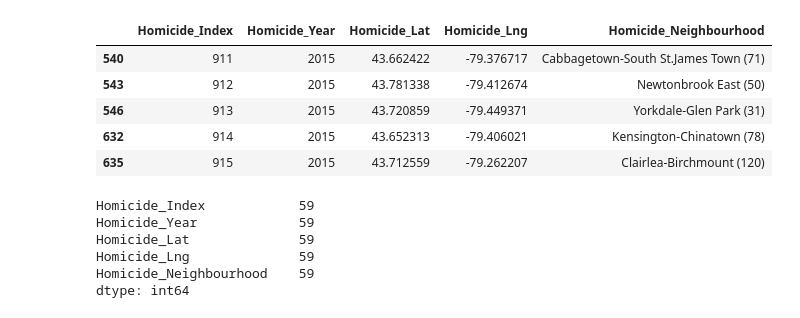
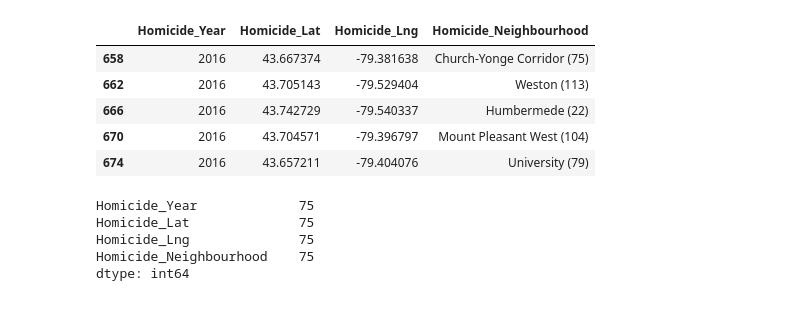
Before and after one commit to valltomm/Bootcamp_Project, a Jupyter notebook: Homicides.ipynb, the cells around one changed output. Cells and saved outputs as stored; diff of their text form; code cells hidden in the pictures.

Commit message:
Homicide visualization work March 8 - Winnie

```diff
--- a/Homicides.ipynb
+++ b/Homicides.ipynb
@@ -18,5 +18,5 @@ from config import gkey
 # %%
-homicide_path= "Homicide.csv"
+homicide_path= "raw_data/Homicide.csv"
 # %%
 homicide_rawdata = pd.read_csv(homicide_path)
 # %%
@@ -35,31 +48,30 @@ NameError: name 'homicide_data' is not defined
 # %%
 #select relevant columns
-homicide_data = homicide_rawdata.loc[:, ['Index_','Occurrence_year',"Lat","Long",'Neighbourhood']]
+homicide_data = homicide_rawdata.loc[:, ['Occurrence_year',"Lat","Long",'Neighbourhood']]
+
 #rename column names
-homicide_data .rename(columns={'Index_':'Homicide_Index',
-                          'Occurrence_year':'Homicide_Year',
+homicide_data .rename(columns={'Occurrence_year':'Homicide_Year',
                           'Lat':'Homicide_Lat',
                           'Long':'Homicide_Lng',
                           'Neighbourhood':'Homicide_Neighbourhood'},inplace=True)
 
-#select only 2015 records
-homicide_data = homicide_data.loc[homicide_data["Homicide_Year"]==2015]
-
+#select only 2016 records to match available data from the property.csv
+homicide_data = homicide_data.loc[homicide_data["Homicide_Year"]==2016]
+homicide_data.reset_index(drop=True)
 homicide_data.head()
 # %% [output]
-|  | Homicide_Index | Homicide_Year | Homicide_Lat | Homicide_Lng | Homicide_Neighbourhood |
-| 540 | 911 | 2015 | 43.662422 | -79.376717 | Cabbagetown-South St.James Town (71) |
-| 543 | 912 | 2015 | 43.781338 | -79.412674 | Newtonbrook East (50) |
-| 546 | 913 | 2015 | 43.720859 | -79.449371 | Yorkdale-Glen Park (31) |
-| 632 | 914 | 2015 | 43.652313 | -79.406021 | Kensington-Chinatown (78) |
-| 635 | 915 | 2015 | 43.712559 | -79.262207 | Clairlea-Birchmount (120) |
+|  | Homicide_Year | Homicide_Lat | Homicide_Lng | Homicide_Neighbourhood |
+| 658 | 2016 | 43.667374 | -79.381638 | Church-Yonge Corridor (75) |
+| 662 | 2016 | 43.705143 | -79.529404 | Weston (113) |
+| 666 | 2016 | 43.742729 | -79.540337 | Humbermede (22) |
+| 670 | 2016 | 43.704571 | -79.396797 | Mount Pleasant West (104) |
+| 674 | 2016 | 43.657211 | -79.404076 | University (79) |
 # %%
 #check if any missing values and found none
 homicide_data.count()
 # %% [output]
-Homicide_Index            59
-Homicide_Year             59
-Homicide_Lat              59
-Homicide_Lng              59
-Homicide_Neighbourhood    59
+Homicide_Year             75
+Homicide_Lat              75
+Homicide_Lng              75
+Homicide_Neighbourhood    75
 dtype: int64
```
Also changed, not shown: parts of 17 cells of this notebook, 4 other files.
